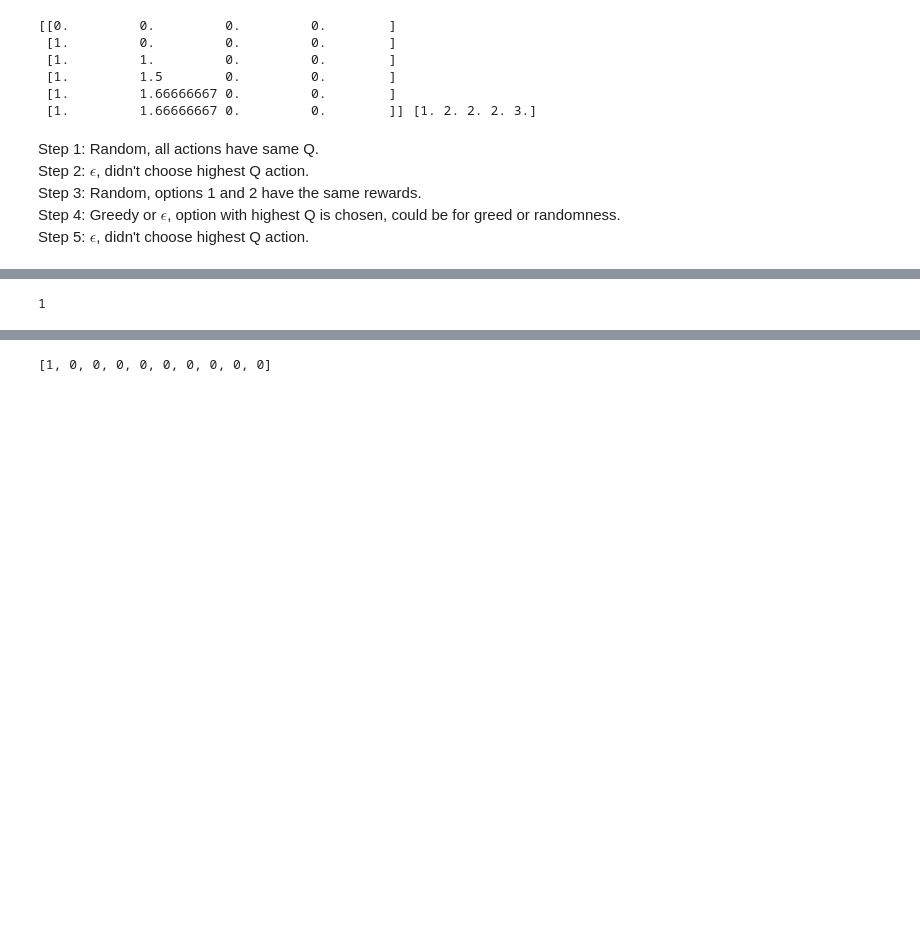
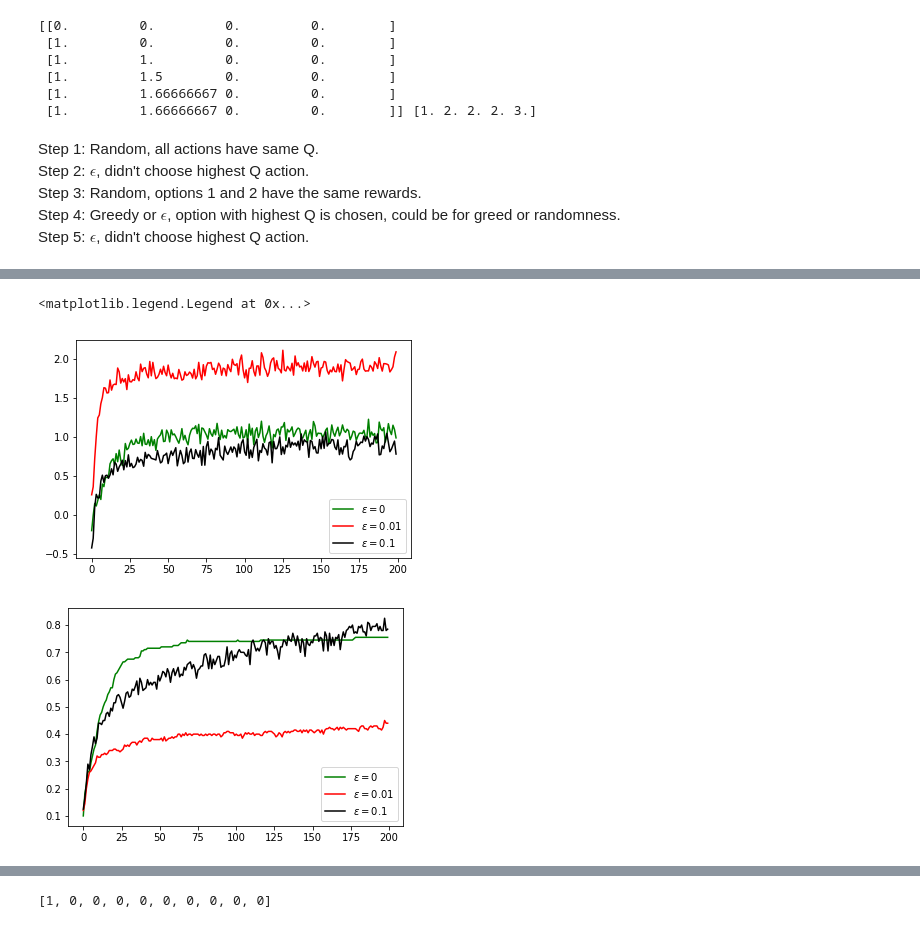
Before and after one commit to igonzalezperez/Reinforcement-Learning, a Jupyter notebook: k_armed_bandits.ipynb, the cells around one changed output, grey strips where cells are left out. Saved outputs shown, nothing was run; the diff lists cells and outputs as text; code cells hidden in the pictures; blank space fills up the shorter version.

```diff
--- a/k_armed_bandits.ipynb
+++ b/k_armed_bandits.ipynb
@@ -169,5 +162,24 @@ plt.plot(rwd_3, 'k')
-# %%
-Q = [1,1,0,0,0,0,0,0,0,0]
-random.choice([i for i, j in enumerate(Q) if j == max(Q)])
-# %% [output]
-1
+# %%
+rwd_1 = np.mean(test_1.R_seq, axis = 1)
+rwd_2 = np.mean(test_2.R_seq, axis = 1)
+rwd_3 = np.mean(test_3.R_seq, axis = 1)
+
+plt.figure()
+plt.plot(rwd_1, 'g', label = r'$\epsilon = 0$')
+plt.plot(rwd_2, 'r', label = r'$\epsilon = 0.01$')
+plt.plot(rwd_3, 'k', label = r'$\epsilon = 0.1$')
+plt.legend()
+
+err_1 = np.mean(test_1.A_seq == np.argmax(test_1.q_real), axis = 1)
+err_2 = np.mean(test_2.A_seq == np.argmax(test_2.q_real), axis = 1)
+err_3 = np.mean(test_3.A_seq == np.argmax(test_3.q_real), axis = 1)
+
+plt.figure()
+plt.plot(err_1, 'g', label = r'$\epsilon = 0$')
+plt.plot(err_2, 'r', label = r'$\epsilon = 0.01$')
+plt.plot(err_3, 'k', label = r'$\epsilon = 0.1$')
+plt.legend()
+# %% [output]
+<matplotlib.legend.Legend at 0x...>
+[figure, added]
+[figure, added]
```
Also changed, not shown: parts of 4 cells of this notebook.
